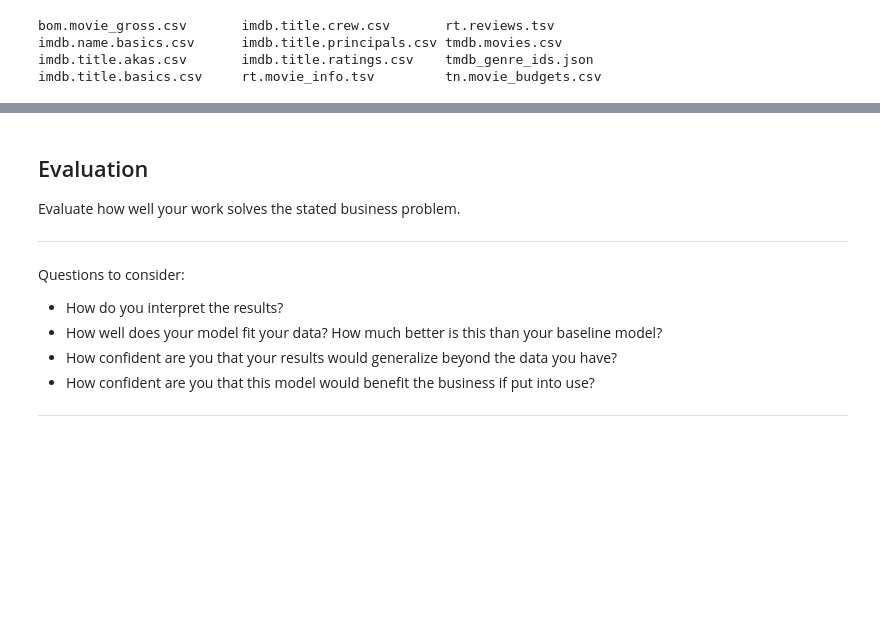
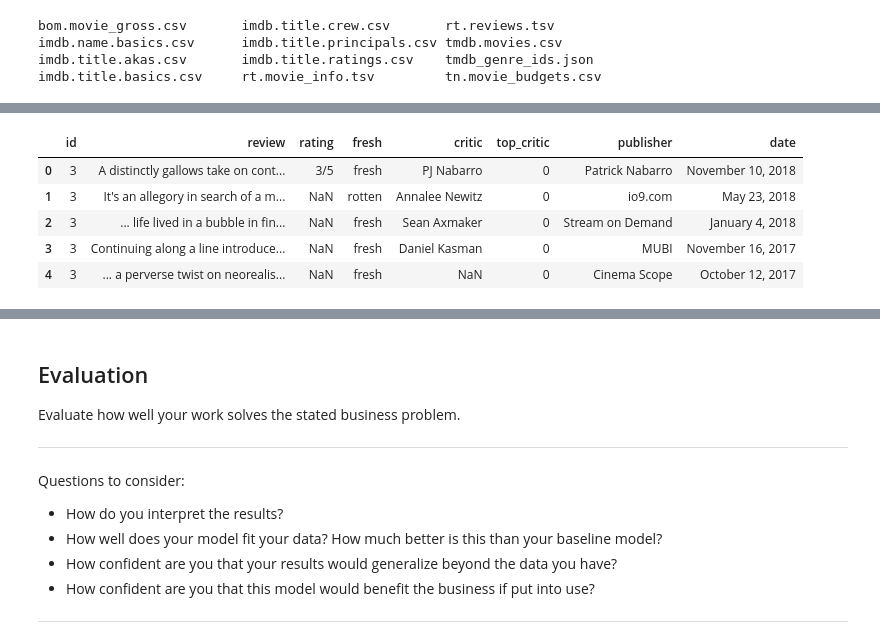
Before and after one commit to iansharff/microsoft_movies, a Jupyter notebook: project_hollywood.ipynb, the cells around one changed output, grey strips where cells are left out. Cells and saved outputs as stored; diff of their text form; code cells hidden in the pictures; blank space fills up the shorter version.

```diff
--- a/project_hollywood.ipynb
+++ b/project_hollywood.ipynb
@@ -227,0 +105,3 @@ Questions to consider:
+# %%
+original_rt_reviews = pd.read_csv('./data/rt.reviews.tsv', encoding='latin-1', delimiter='\t')
+original_rt_reviews.info()
@@ -227,0 +124,9 @@ Questions to consider:
+# %%
+original_rt_reviews.head()
+# %% [output]
+|  | id | review | rating | fresh | critic | top_critic | publisher | date |
+| 0 | 3 | A distinctly gallows take on cont... | 3/5 | fresh | PJ Nabarro | 0 | Patrick Nabarro | November 10, 2018 |
+| 1 | 3 | It's an allegory in search of a m... | NaN | rotten | Annalee Newitz | 0 | io9.com | May 23, 2018 |
+| 2 | 3 | ... life lived in a bubble in fin... | NaN | fresh | Sean Axmaker | 0 | Stream on Demand | January 4, 2018 |
+| 3 | 3 | Continuing along a line introduce... | NaN | fresh | Daniel Kasman | 0 | MUBI | November 16, 2017 |
+| 4 | 3 | ... a perverse twist on neorealis... | NaN | fresh | NaN | 0 | Cinema Scope | October 12, 2017 |
```
Also changed, not shown: parts of 69 cells of this notebook, 2 other files.
